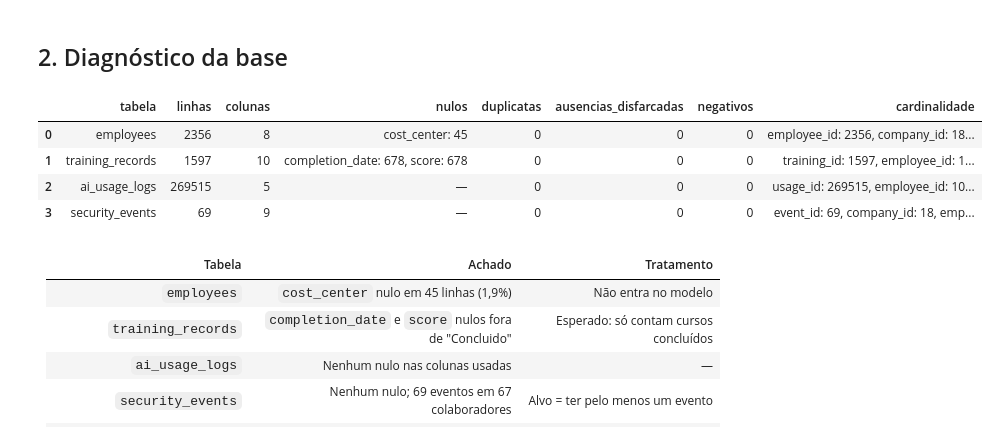
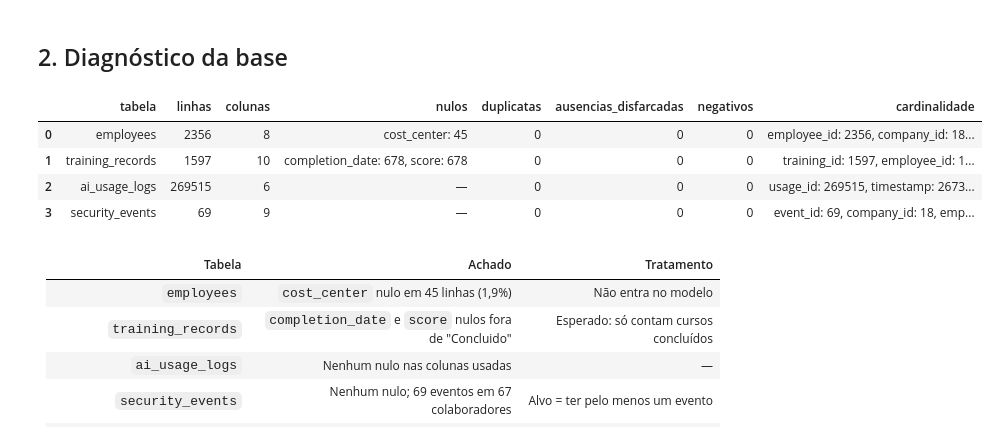
Before and after one commit to ricardojmatteo/DAMA, a Jupyter notebook: Deliverable1/AnalisePreditiva/DAMAAnalisePreditiva1_corrigido.ipynb, the cells around one changed output. Cells and saved outputs as stored; diff of their text form; code cells hidden in the pictures.

```diff
--- a/Deliverable1/AnalisePreditiva/DAMAAnalisePreditiva1_corrigido.ipynb
+++ b/Deliverable1/AnalisePreditiva/DAMAAnalisePreditiva1_corrigido.ipynb
@@ -53,26 +54,26 @@ plt.rcParams.update({'figure.facecolor': FUNDO, 'axes.facecolor': FUNDO, 'axes.e
 # %%
 employees = pd.read_csv(DADOS / 'employees.csv')
 training_records = pd.read_csv(DADOS / 'training_records.csv')
-ai_usage = pd.read_csv(DADOS / 'ai_usage_logs.csv', usecols=['usage_id', 'employee_id', 'input_tokens', 'output_tokens', 'request_status'])
+ai_usage = pd.read_csv(DADOS / 'ai_usage_logs.csv', usecols=['usage_id', 'employee_id', 'timestamp', 'input_tokens', 'output_tokens', 'request_status'])
 security = pd.read_csv(DADOS / 'security_events.csv')
 
 def diagnostico(nome, df):
     texto = df.select_dtypes(include=['object', 'string'])
     disfarcados = int(sum(texto[c].astype('string').str.strip().str.upper().isin(['', 'N/A', 'NA', 'NULL', 'NONE', '-']).sum() for c in texto))
     num = df.select_dtypes('number')
     return dict(tabela=nome, linhas=len(df), colunas=df.shape[1],
                 nulos=', '.join(f'{c}: {df[c].isna().sum()}' for c in df.columns if df[c].isna().any()) or '—',
                 duplicatas=int(df.duplicated().sum()), ausencias_disfarcadas=disfarcados, negativos=int((num < 0).sum().sum()),
                 cardinalidade=', '.join(f'{c}: {df[c].nunique()}' for c in texto.columns))
 
 resumo = pd.DataFrame([diagnostico('employees', employees), diagnostico('training_records', training_records),
                        diagnostico('ai_usage_logs', ai_usage), diagnostico('security_events', security)])
 resumo
 # %% [output]
 |  | tabela | linhas | colunas | nulos | duplicatas | ausencias_disfarcadas | negativos | cardinalidade |
 | 0 | employees | 2356 | 8 | cost_center: 45 | 0 | 0 | 0 | employee_id: 2356, company_id: 18... |
 | 1 | training_records | 1597 | 10 | completion_date: 678, score: 678 | 0 | 0 | 0 | training_id: 1597, employee_id: 1... |
-| 2 | ai_usage_logs | 269515 | 5 | — | 0 | 0 | 0 | usage_id: 269515, employee_id: 10... |
+| 2 | ai_usage_logs | 269515 | 6 | — | 0 | 0 | 0 | usage_id: 269515, timestamp: 2673... |
 | 3 | security_events | 69 | 9 | — | 0 | 0 | 0 | event_id: 69, company_id: 18, emp... |
 # %% [markdown]
 | Tabela | Achado | Tratamento |
```
Also changed, not shown: parts of 15 cells of this notebook, 4 other files.
